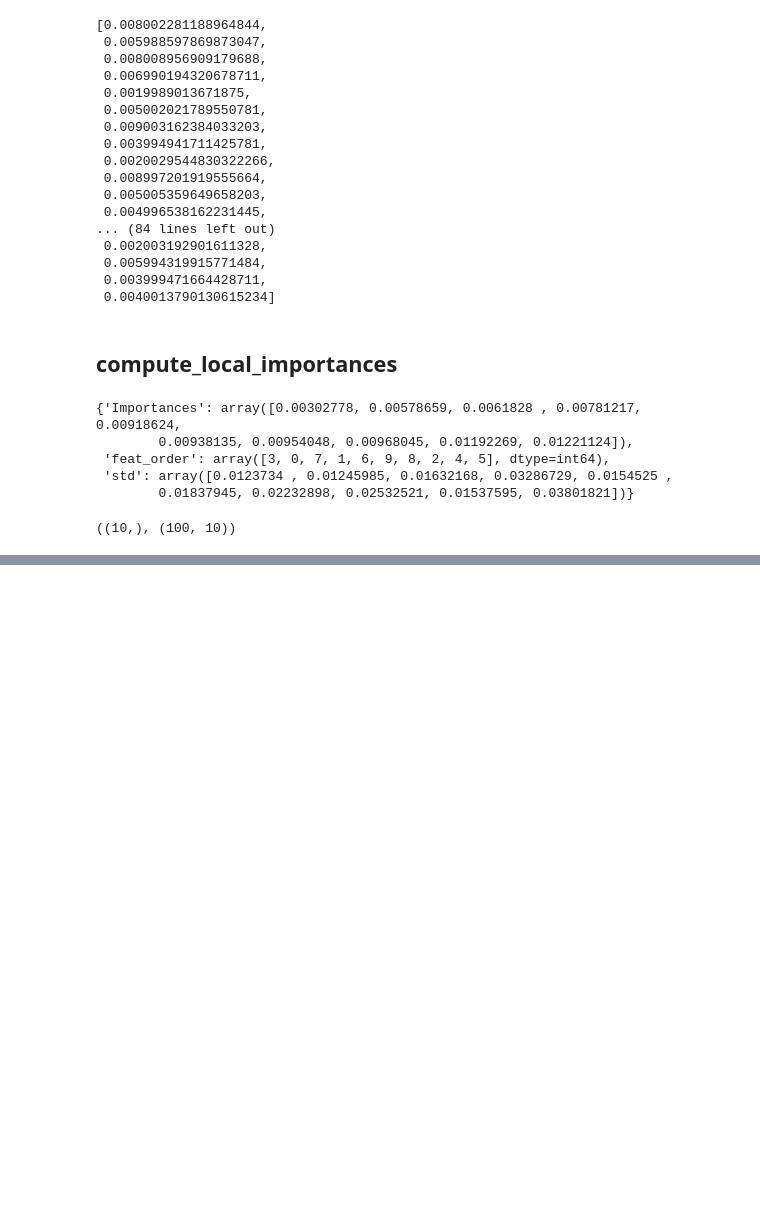
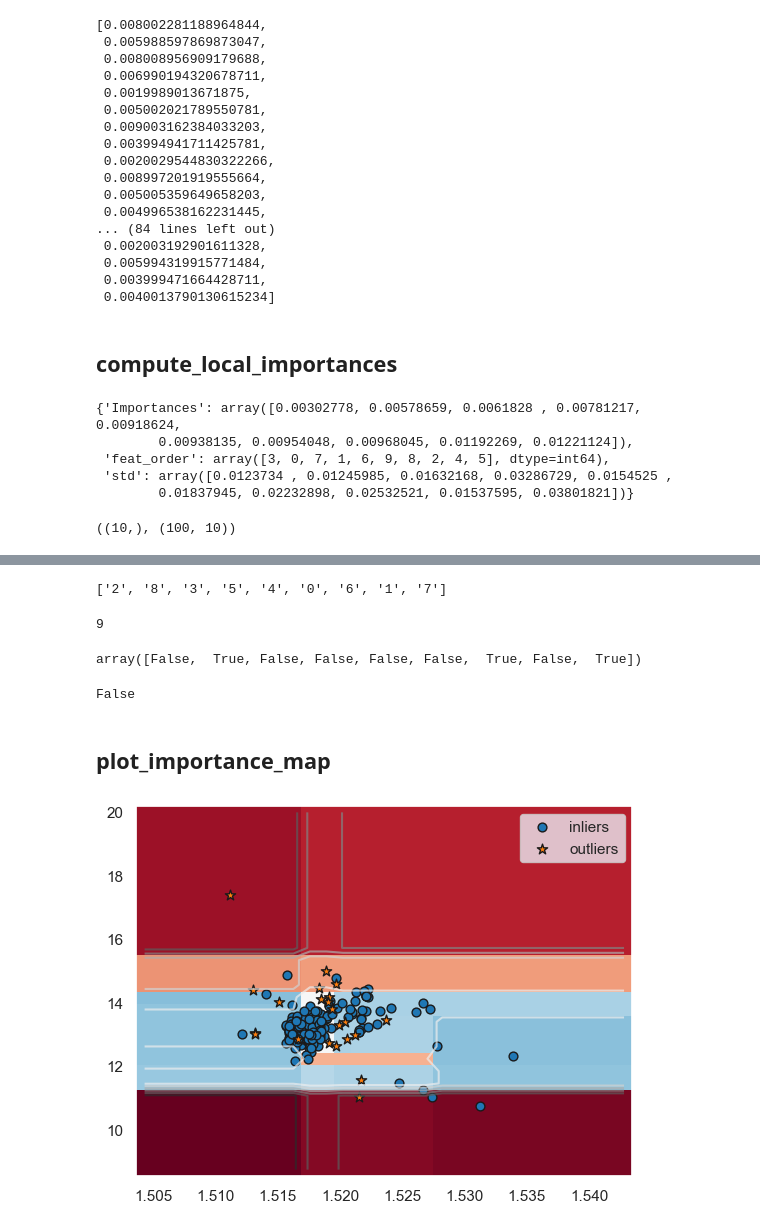
Before and after one commit to mattiacarletti/DIFFI, a Jupyter notebook: diffi_tests.ipynb, the cells around one changed output, grey strips where cells are left out. Cells and saved outputs as stored; diff of their text form; code cells hidden in the pictures; blank space fills up the shorter version.

```diff
--- a/diffi_tests.ipynb
+++ b/diffi_tests.ipynb
@@ -557,0 +720,32 @@ std.shape,X.shape
+# %%
+x_tick_labels = [tick.get_text() for tick in ax1.get_xticklabels()]
+y_tick_labels = [tick.get_text() for tick in ax1.get_yticklabels()]
+y_tick_labels
+# %% [output]
+['2', '8', '3', '5', '4', '0', '6', '1', '7']
+# %%
+y_tick_labels2 = [tick.get_text() for tick in ax2.get_yticklabels()]
+len(y_tick_labels2)
+# %% [output]
+9
+# %%
+yticks=np.array(y_tick_labels).astype('float')
+yticks>5
+# %% [output]
+array([False,  True, False, False, False, False,  True, False,  True])
+# %%
+np.all(np.array(y_tick_labels).astype('float')>=np.array(y_tick_labels).astype('float'))
+# %% [output]
+False
+# %% [markdown]
+## plot_importance_map
+# %%
+name='Glass'
+# create an isolation forest model
+iforest = IsolationForest(n_estimators=10, max_samples=64, random_state=0)
+iforest.fit(X_tr)
+plot_path=os.path.join(os.getcwd(),'tests','test_plots')
+
+_,_=plot_importance_map(name,iforest,X_tr,y_tr,30,pwd=plot_path)
+# %% [output]
+[figure, added]
```
Also changed, not shown: parts of 24 cells of this notebook.
